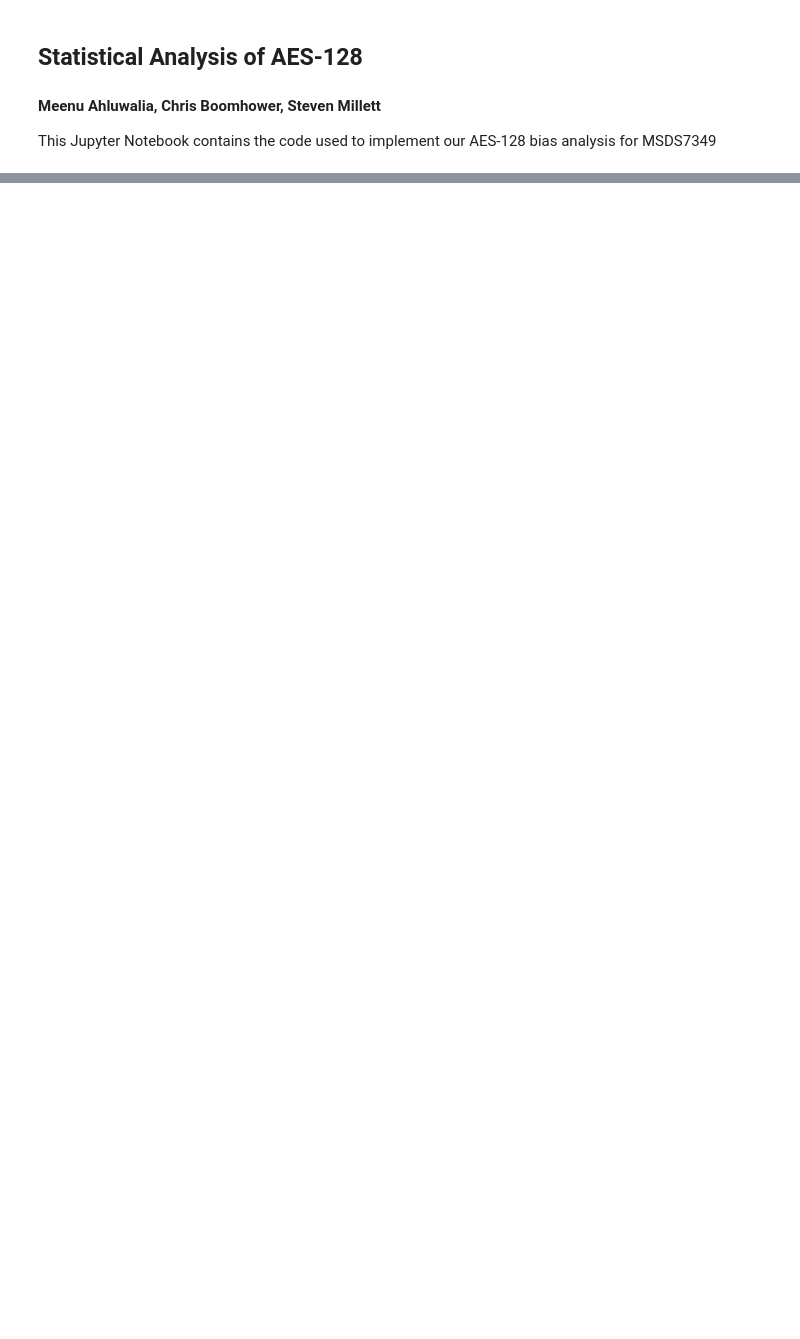
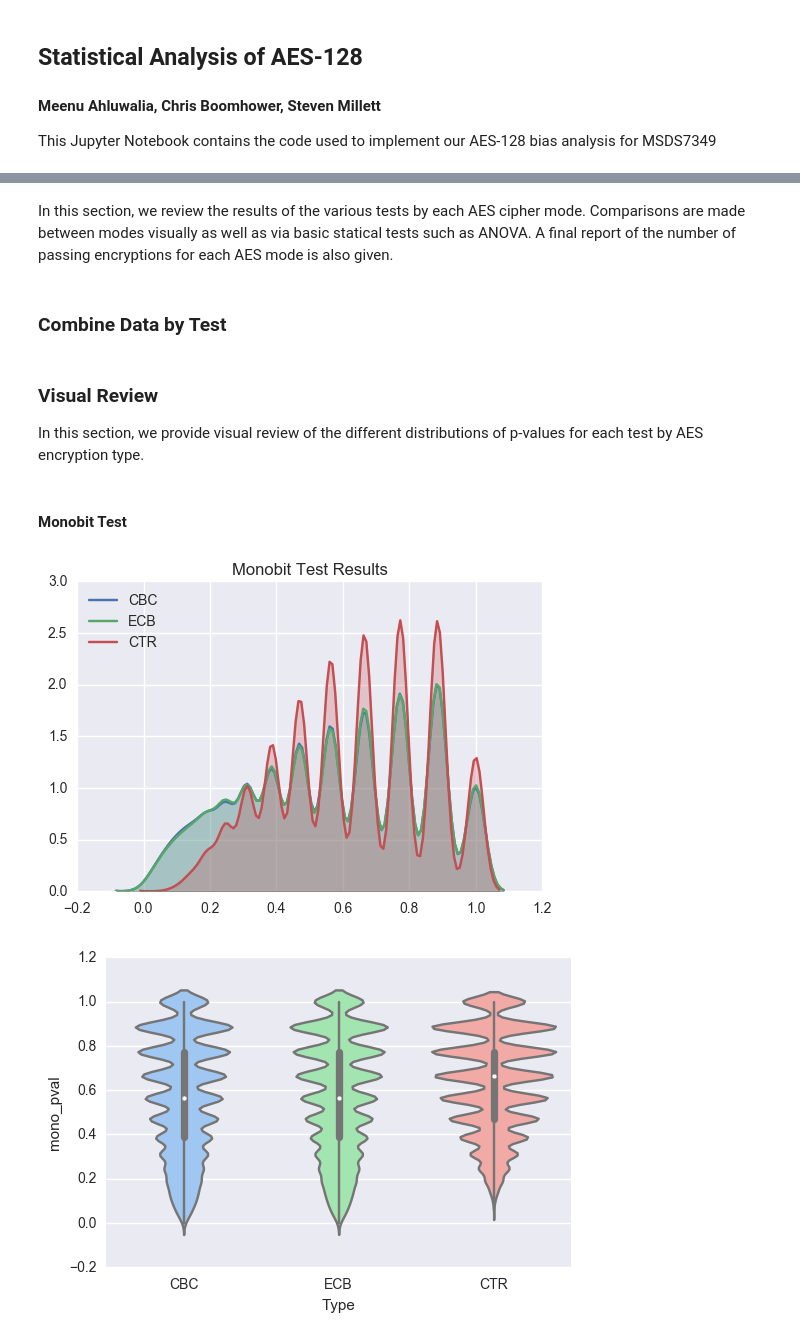
Before and after one commit to ChrisBoomhower/AES-128, a Jupyter notebook: Analysis/AES_Analysis.ipynb, the cells around one changed output, grey strips where cells are left out. Cells and saved outputs as stored; diff of their text form; code cells hidden in the pictures; blank space fills up the shorter version.

Commit message:
Added overall flow to analysis and started adding NIST tests

```diff
--- a/Analysis/AES_Analysis.ipynb
+++ b/Analysis/AES_Analysis.ipynb
@@ -1628,0 +512,2 @@ p_value
+# %%
+CBC_df2 = add2DF(CBC_df, CBC_FwB_pvals, 'freqWithinBlock_pval')
@@ -1628,0 +530,2 @@ p_value
+# %%
+ECB_df2 = add2DF(ECB_df, ECB_FwB_pvals, 'freqWithinBlock_pval')
@@ -1628,0 +548,2 @@ p_value
+# %%
+CTR_df2 = add2DF(CTR_df, CTR_FwB_pvals, 'freqWithinBlock_pval')
@@ -1628,0 +594,31 @@ p_value
+# %% [markdown]
+In this section, we review the results of the various tests by each AES cipher mode. Comparisons are made between modes visually as well as via basic statical tests such as ANOVA. A final report of the number of passing encryptions for each AES mode is also given.
+# %% [markdown]
+### Combine Data by Test
+# %%
+CBC = pd.DataFrame({'mono_pval':CBC_df2.mono_pval, 'Type':'CBC'})
+ECB = pd.DataFrame({'mono_pval':ECB_df2.mono_pval, 'Type':'ECB'})
+CTR = pd.DataFrame({'mono_pval':CTR_df2.mono_pval, 'Type':'CTR'})
+mono_test = pd.concat([CBC,ECB,CTR])
+
+CBC = pd.DataFrame({'freqWithinBlock_pval':CBC_df2.freqWithinBlock_pval, 'Type':'CBC'})
+ECB = pd.DataFrame({'freqWithinBlock_pval':ECB_df2.freqWithinBlock_pval, 'Type':'ECB'})
+CTR = pd.DataFrame({'freqWithinBlock_pval':CTR_df2.freqWithinBlock_pval, 'Type':'CTR'})
+freqWithinBlock_test = pd.concat([CBC,ECB,CTR])
+# %% [markdown]
+### Visual Review
+In this section, we provide visual review of the different distributions of p-values for each test by AES encryption type.
+# %% [markdown]
+#### Monobit Test
+# %%
+sns.kdeplot(CBC_df2.mono_pval, label="CBC", shade=True).set_title("Monobit Test Results")
+sns.kdeplot(ECB_df2.mono_pval, label="ECB", shade=True)
+sns.kdeplot(CTR_df2.mono_pval, label="CTR", shade=True)
+plt.legend(bbox_to_anchor=(0.2,1))
+plt.show()
+
+sns.violinplot(x='Type', y='mono_pval', data=mono_test, palette='pastel')
+plt.show()
+# %% [output]
+[figure, added]
+[figure, added]
```
Also changed, not shown: parts of 121 cells of this notebook.
